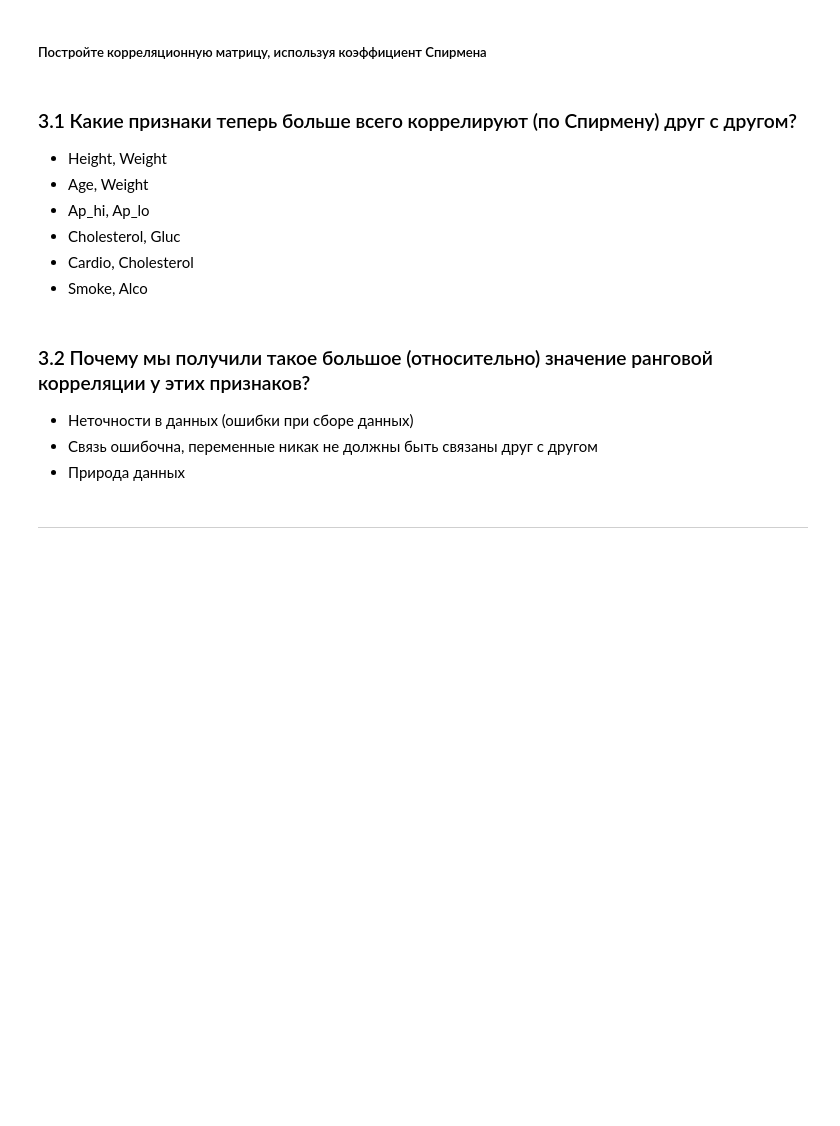
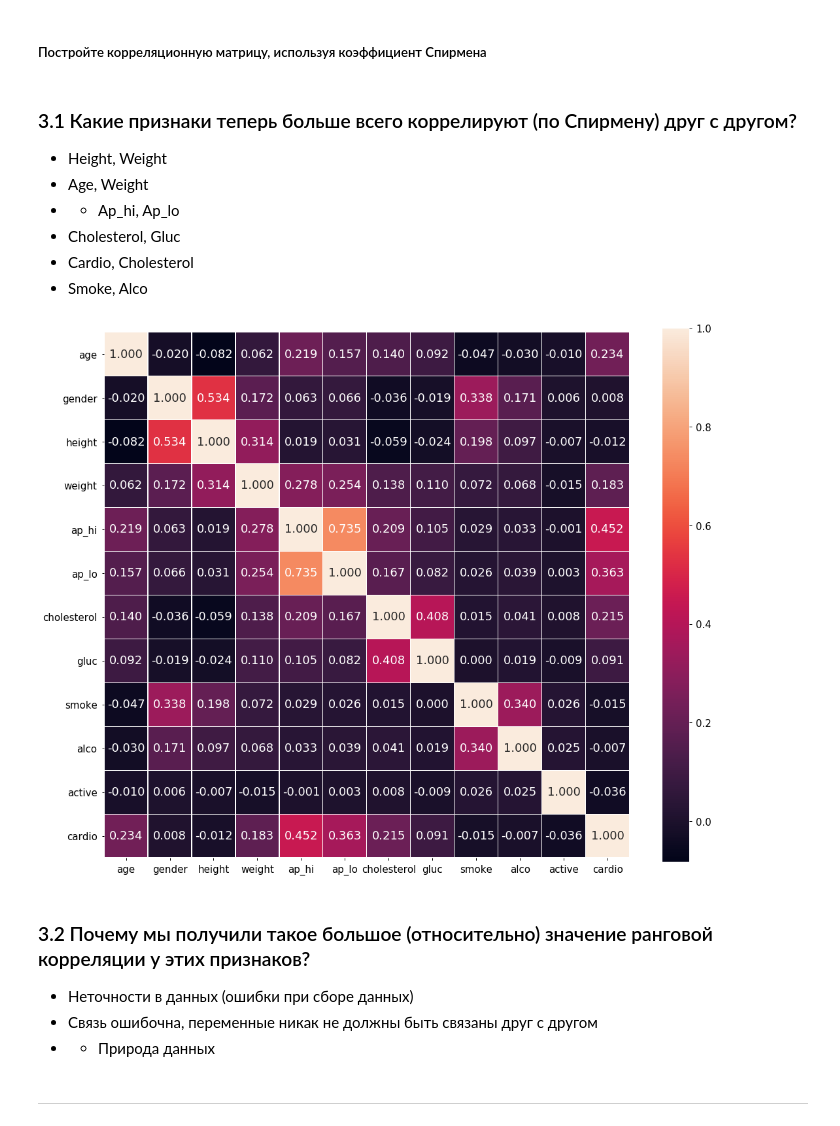
Before and after one commit to Kryvonis/ml_open, a Jupyter notebook: hw2_session3_visual_data_analysis.ipynb, the cells around one changed output. Saved outputs shown, nothing was run; the diff lists cells and outputs as text; code cells hidden in the pictures; blank space fills up the shorter version.

```diff
--- a/hw2_session3_visual_data_analysis.ipynb
+++ b/hw2_session3_visual_data_analysis.ipynb
@@ -262,7 +260,7 @@ sns.kdeplot(df_w,ax=axs[1]);
 
 - Height, Weight
 - Age, Weight
-- Ap_hi, Ap_lo
+- + Ap_hi, Ap_lo
 - Cholesterol, Gluc
 - Cardio, Cholesterol
 - Smoke, Alco
@@ -271,9 +267,16 @@ sns.kdeplot(df_w,ax=axs[1]);
+# %%
+# Ваш код здесь
+corr_matrix = train.corr(method='spearman')
+plt.subplots(figsize=(18,15))
+sns.heatmap(corr_matrix, annot=True, fmt=".3f", linewidths=0.2, square=True);
+# %% [output]
+[figure, added]
 # %% [markdown]
 ### 3.2 Почему мы получили такое большое (относительно) значение ранговой корреляции у этих признаков?
 
 - Неточности в данных (ошибки при сборе данных)
 - Связь ошибочна, переменные никак не должны быть связаны друг с другом
-- Природа данных
+- + Природа данных
 # %% [markdown]
 ---
 # %% [markdown]
```
Also changed, not shown: parts of 9 cells of this notebook, 1 other file.
